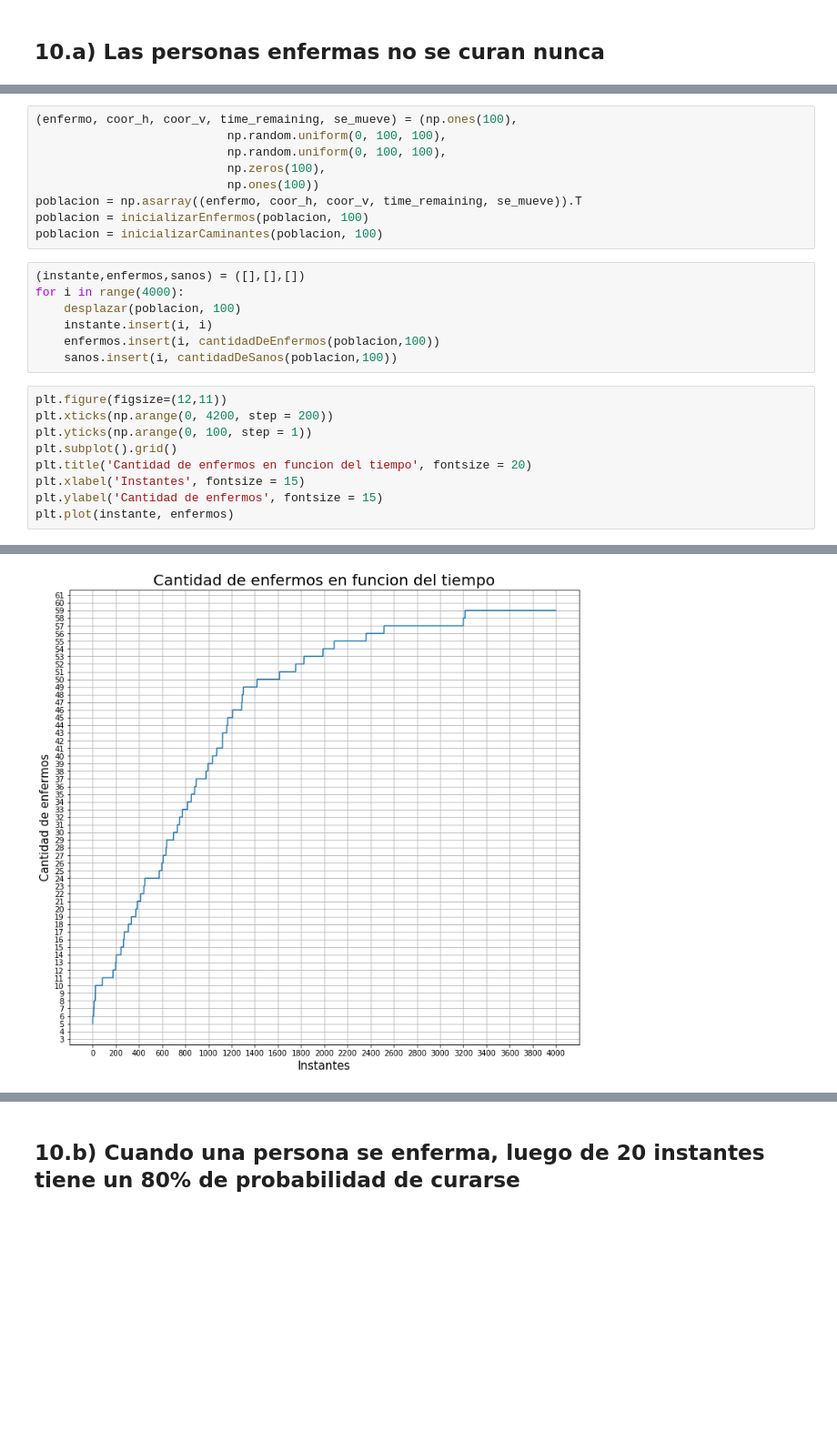
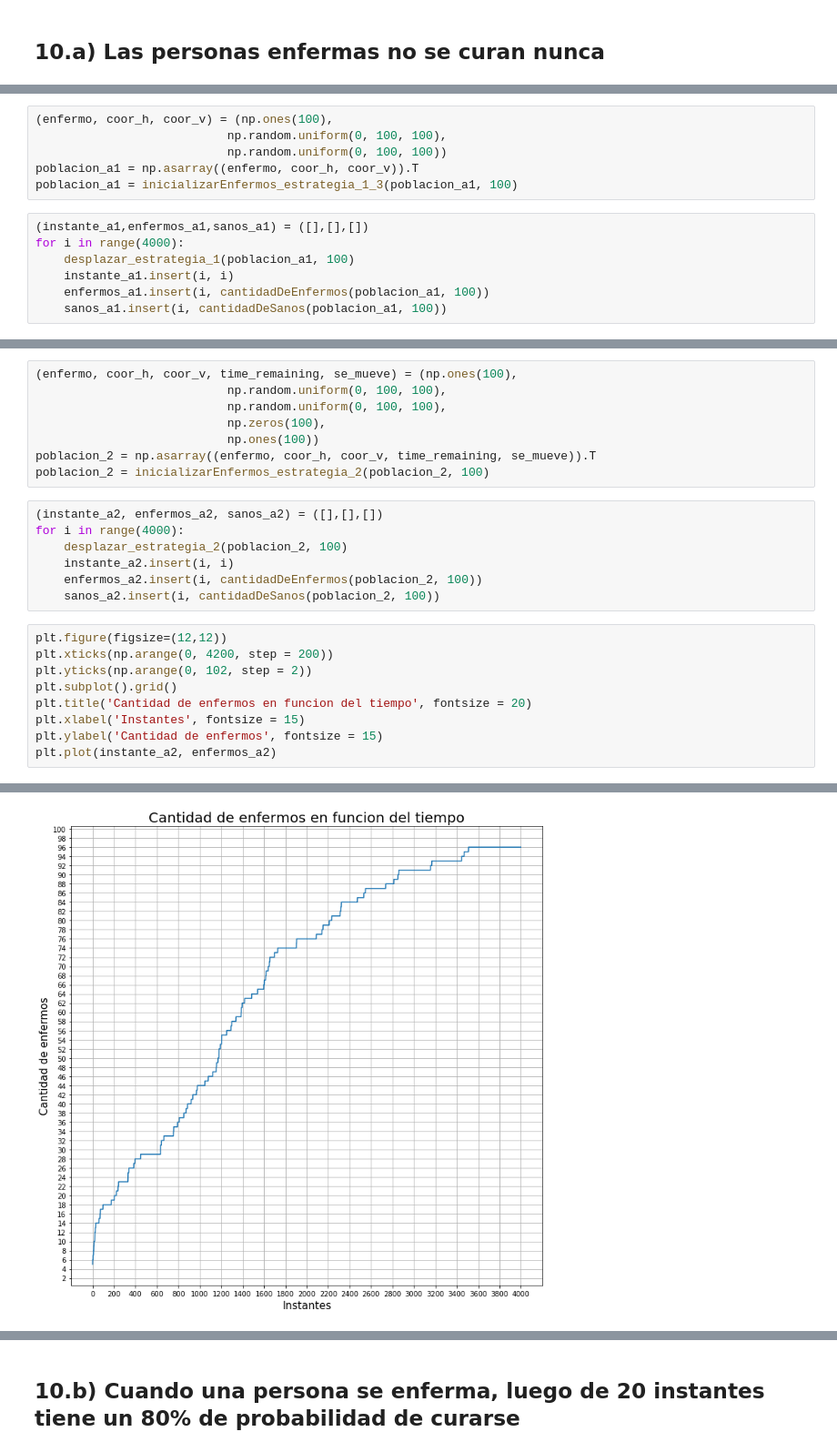
Before and after one commit to nazar9318/Simulacion-1c2020-TP1, a Jupyter notebook: Ej10/Ejercicio 10.ipynb, the cells around one changed output, grey strips where cells are left out. Shown: that part at 91% size. Cells and saved outputs as stored; diff of their text form; blank space fills up the shorter version.

```diff
--- a/Ej10/Ejercicio 10.ipynb
+++ b/Ej10/Ejercicio 10.ipynb
@@ -129,0 +172,13 @@ def cantidadDeSanos(poblacion, tamanio):
+# %%
+(enfermo, coor_h, coor_v) = (np.ones(100),
+                           np.random.uniform(0, 100, 100),
+                           np.random.uniform(0, 100, 100))
+poblacion_a1 = np.asarray((enfermo, coor_h, coor_v)).T
+poblacion_a1 = inicializarEnfermos_estrategia_1_3(poblacion_a1, 100)
+# %%
+(instante_a1,enfermos_a1,sanos_a1) = ([],[],[])
+for i in range(4000):
+    desplazar_estrategia_1(poblacion_a1, 100)
+    instante_a1.insert(i, i)
+    enfermos_a1.insert(i, cantidadDeEnfermos(poblacion_a1, 100))
+    sanos_a1.insert(i, cantidadDeSanos(poblacion_a1, 100))
@@ -133,28 +214,27 @@ def cantidadDeSanos(poblacion, tamanio):
                            np.random.uniform(0, 100, 100),
                            np.zeros(100),
                            np.ones(100))
-poblacion = np.asarray((enfermo, coor_h, coor_v, time_remaining, se_mueve)).T
-poblacion = inicializarEnfermos(poblacion, 100)
-poblacion = inicializarCaminantes(poblacion, 100)
+poblacion_2 = np.asarray((enfermo, coor_h, coor_v, time_remaining, se_mueve)).T
+poblacion_2 = inicializarEnfermos_estrategia_2(poblacion_2, 100)
 # %%
-(instante,enfermos,sanos) = ([],[],[])
+(instante_a2, enfermos_a2, sanos_a2) = ([],[],[])
 for i in range(4000):
-    desplazar(poblacion, 100)
-    instante.insert(i, i)
-    enfermos.insert(i, cantidadDeEnfermos(poblacion,100))
-    sanos.insert(i, cantidadDeSanos(poblacion,100))
+    desplazar_estrategia_2(poblacion_2, 100)
+    instante_a2.insert(i, i)
+    enfermos_a2.insert(i, cantidadDeEnfermos(poblacion_2, 100))
+    sanos_a2.insert(i, cantidadDeSanos(poblacion_2, 100))
 # %%
-plt.figure(figsize=(12,11))
+plt.figure(figsize=(12,12))
 plt.xticks(np.arange(0, 4200, step = 200))
-plt.yticks(np.arange(0, 100, step = 1))
+plt.yticks(np.arange(0, 102, step = 2))
 plt.subplot().grid()
 plt.title('Cantidad de enfermos en funcion del tiempo', fontsize = 20)
 plt.xlabel('Instantes', fontsize = 15)
 plt.ylabel('Cantidad de enfermos', fontsize = 15)
-plt.plot(instante, enfermos)
+plt.plot(instante_a2, enfermos_a2)
 # %% [output]
 [<matplotlib.lines.Line2D at 0x...>]
-[figure, old version]
+[figure, new version]
 # %%
 plt.figure(figsize=(12,11))
 plt.xticks(np.arange(0, 4200, step = 200))
```
Also changed, not shown: parts of 54 cells of this notebook.
